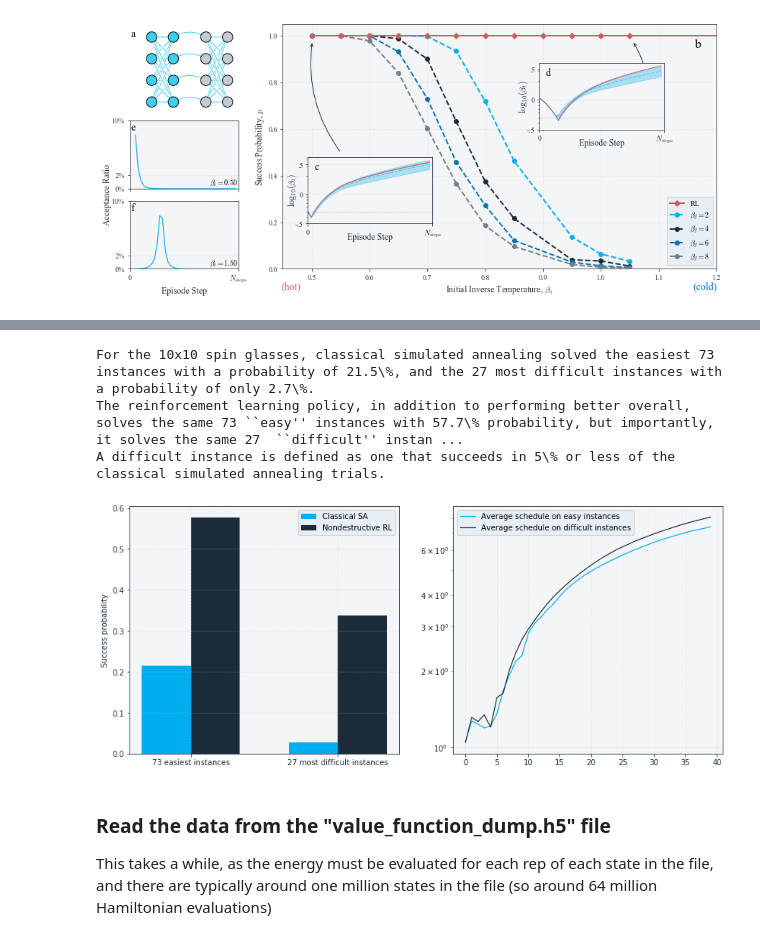
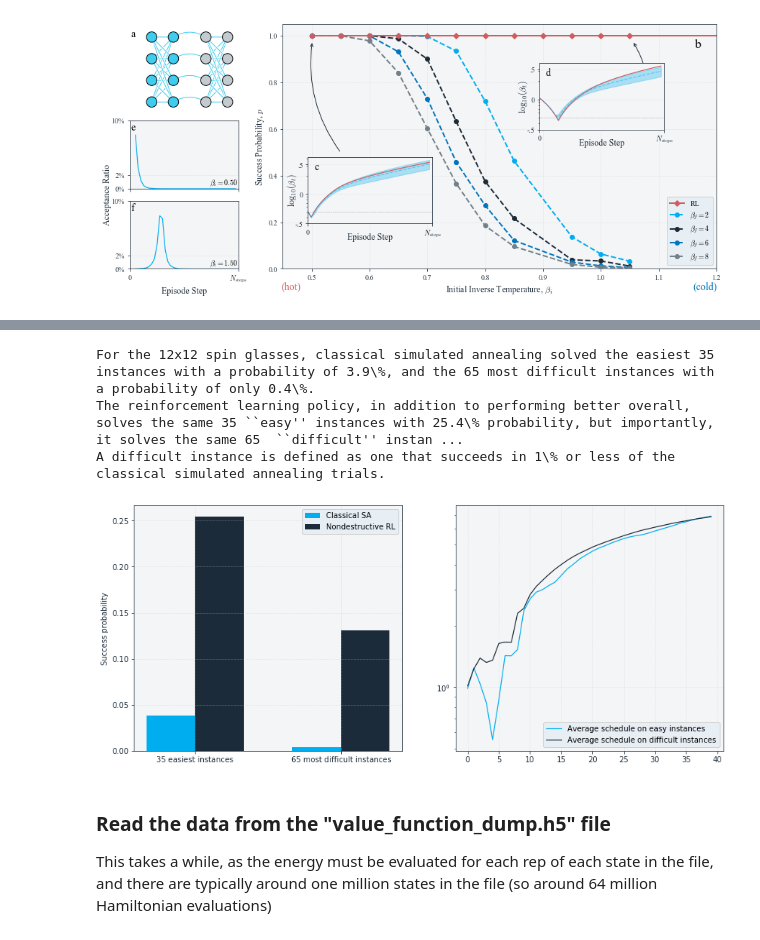
Before and after one commit to millskyle/COOL-1, a Jupyter notebook: plots/Plots.ipynb, the cells around one changed output, grey strips where cells are left out. Drawn from its saved outputs; the diff is of its cells as text; code cells hidden in the pictures.

```diff
--- a/plots/Plots.ipynb
+++ b/plots/Plots.ipynb
@@ -745,39 +745,39 @@ A difficult instance is defined as one that succeeds in {easy_threshold}\% or le
 
             if F["hamiltonian"][0].decode('utf-8') in easy:
                 easy_schedules.append(F['Tdat'][...])
             else:
                 diff_schedules.append(F['Tdat'][...])
 
     easy_schedules = np.array(easy_schedules)
     mean_easy_schedule = np.mean(easy_schedules, axis=0)
     std_easy_schedule = np.std(easy_schedules, axis=0)
 
     diff_schedules = np.array(diff_schedules)
     mean_diff_schedule = np.mean(diff_schedules, axis=0)
     std_diff_schedule = np.std(diff_schedules, axis=0)
 
 
     ax = axs[1]
     xs = np.arange(len(mean_easy_schedule))
     ax.plot(xs, 1/mean_easy_schedule, label="Average schedule on easy instances")
     ax.plot(xs, 1/mean_diff_schedule, label="Average schedule on difficult instances")
 
     #ax.fill_between(xs, mean_easy_schedule-std_easy_schedule, mean_easy_schedule+std_easy_schedule, alpha=0.2 )
     #ax.fill_between(xs, mean_diff_schedule-std_diff_schedule, mean_diff_schedule+std_diff_schedule, alpha=0.2 )
 
     ax.set_yscale("log")
     ax.legend()
     fig.show()
 
 
-plot_easyhard_hamiltonian_success(ref_datafile="linear_baseline_L10_dbeta_0.002000", compare_datafile="muddled-hat",
+plot_easyhard_hamiltonian_success(ref_datafile="linear_baseline_L12_dbeta_0.010000", compare_datafile="excellent-taste",
                              prepend_path="/home/kmills/COOL/experiments/01_2DTRJ/runs/results/",
-                                  easy_threshold=5, instance_class="10x10 spin glasses")
+                                  easy_threshold=1, instance_class="12x12 spin glasses")
 # %% [output]
-For the 10x10 spin glasses, classical simulated annealing solved the easiest 73 instances with a probability of 21.5\%, and the 27 most difficult instances with a probability of only 2.7\%.
-The reinforcement learning policy, in addition to performing better overall, solves the same 73 ``easy'' instances with 57.7\% probability, but importantly, it solves the same 27  ``difficult'' instan ...
-A difficult instance is defined as one that succeeds in 5\% or less of the classical simulated annealing trials.
+For the 12x12 spin glasses, classical simulated annealing solved the easiest 35 instances with a probability of 3.9\%, and the 65 most difficult instances with a probability of only 0.4\%.
+The reinforcement learning policy, in addition to performing better overall, solves the same 35 ``easy'' instances with 25.4\% probability, but importantly, it solves the same 65  ``difficult'' instan ...
+A difficult instance is defined as one that succeeds in 1\% or less of the classical simulated annealing trials.
-[figure, old version]
+[figure, new version]
 # %% [markdown]
 ### Read the data from the "value_function_dump.h5" file
 This takes a while, as the energy must be evaluated for each rep of each state in the file, and there are typically around one million states in the file (so around 64 million Hamiltonian evaluations)
```
Also changed, not shown: parts of 1 cell of this notebook, 1 other file.
